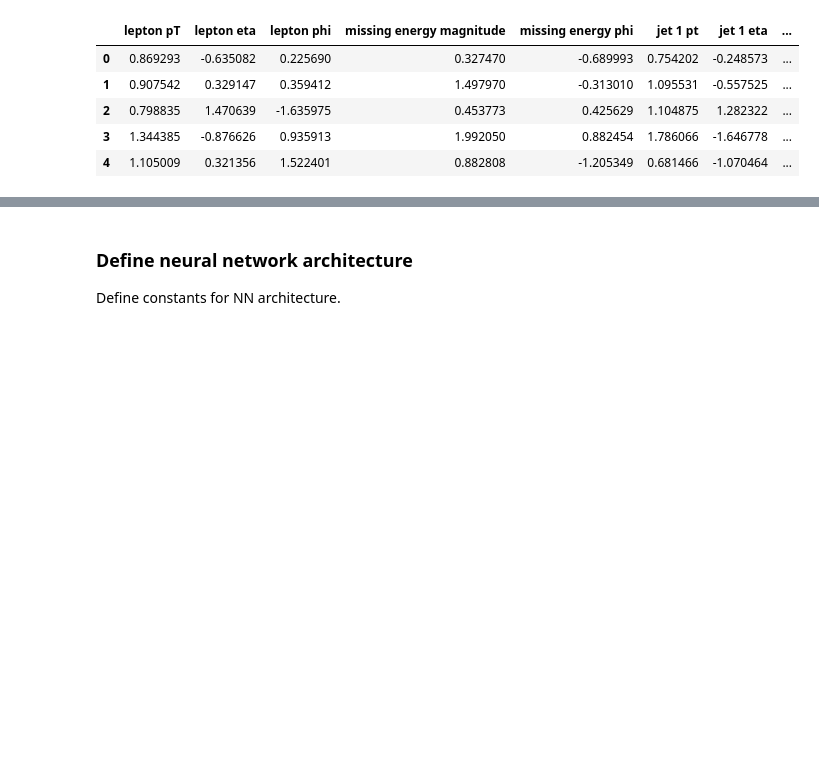
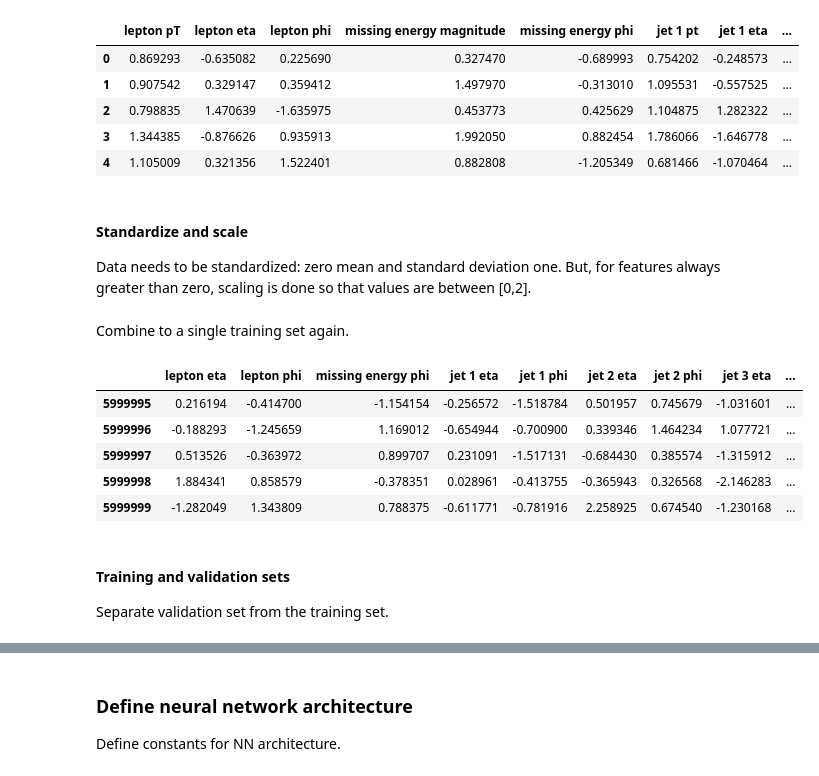
Before and after one commit to MariaanaT/Higgs-DNN, a Jupyter notebook: Higgs_DNN.ipynb, the cells around one changed output, grey strips where cells are left out. Cells and saved outputs as stored; diff of their text form; code cells hidden in the pictures; blank space fills up the shorter version.

```diff
--- a/Higgs_DNN.ipynb
+++ b/Higgs_DNN.ipynb
@@ -82,3 +122,37 @@ X.head()
 | 2 | 0.798835 | 1.470639 | -1.635975 | 0.453773 | 0.425629 | 1.104875 | 1.282322 | ... |
 | 3 | 1.344385 | -0.876626 | 0.935913 | 1.992050 | 0.882454 | 1.786066 | -1.646778 | ... |
 | 4 | 1.105009 | 0.321356 | 1.522401 | 0.882808 | -1.205349 | 0.681466 | -1.070464 | ... |
+# %% [markdown]
+#### Standardize and scale
+
+Data needs to be standardized: zero mean and standard deviation one. But, for features always greater than zero, scaling is done so that values are between [0,2].
+# %%
+standardizedColumns = ['lepton eta', 'lepton phi', 'missing energy phi',
+                        'jet 1 eta', 'jet 1 phi', 'jet 2 eta', 'jet 2 phi',
+                        'jet 3 eta', 'jet 3 phi', 'jet 4 eta', 'jet 4 phi']
+X_standardized = StandardScaler().fit_transform(X[standardizedColumns])
+X_df_standardized = pd.DataFrame(X_standardized)
+X_df_standardized.columns = standardizedColumns
+# %%
+scaledColums = ['lepton pT', 'missing energy magnitude',
+             'jet 1 pt', 'jet 1 b-tag', 'jet 2 pt', 'jet 2 b-tag',
+             'jet 3 pt', 'jet 3 b-tag', 'jet 4 pt', 'jet 4 b-tag']
+X_scaled = MinMaxScaler(feature_range=(0, 2)).fit_transform(X[scaledColums])
+X_df_scaled = pd.DataFrame(X_scaled)
+X_df_scaled.columns = scaledColums
+# %% [markdown]
+Combine to a single training set again.
+# %%
+X_combined = X_df_standardized.merge(X_df_scaled, left_index=True, right_index=True)
+X_combined.tail()
+# %% [output]
+|  | lepton eta | lepton phi | missing energy phi | jet 1 eta | jet 1 phi | jet 2 eta | jet 2 phi | jet 3 eta | ... |
+| 5999995 | 0.216194 | -0.414700 | -1.154154 | -0.256572 | -1.518784 | 0.501957 | 0.745679 | -1.031601 | ... |
+| 5999996 | -0.188293 | -1.245659 | 1.169012 | -0.654944 | -0.700900 | 0.339346 | 1.464234 | 1.077721 | ... |
+| 5999997 | 0.513526 | -0.363972 | 0.899707 | 0.231091 | -1.517131 | -0.684430 | 0.385574 | -1.315912 | ... |
+| 5999998 | 1.884341 | 0.858579 | -0.378351 | 0.028961 | -0.413755 | -0.365943 | 0.326568 | -2.146283 | ... |
+| 5999999 | -1.282049 | 1.343809 | 0.788375 | -0.611771 | -0.781916 | 2.258925 | 0.674540 | -1.230168 | ... |
+# %% [markdown]
+#### Training and validation sets
+
+Separate validation set from the training set.
```
Also changed, not shown: parts of 44 cells of this notebook.
